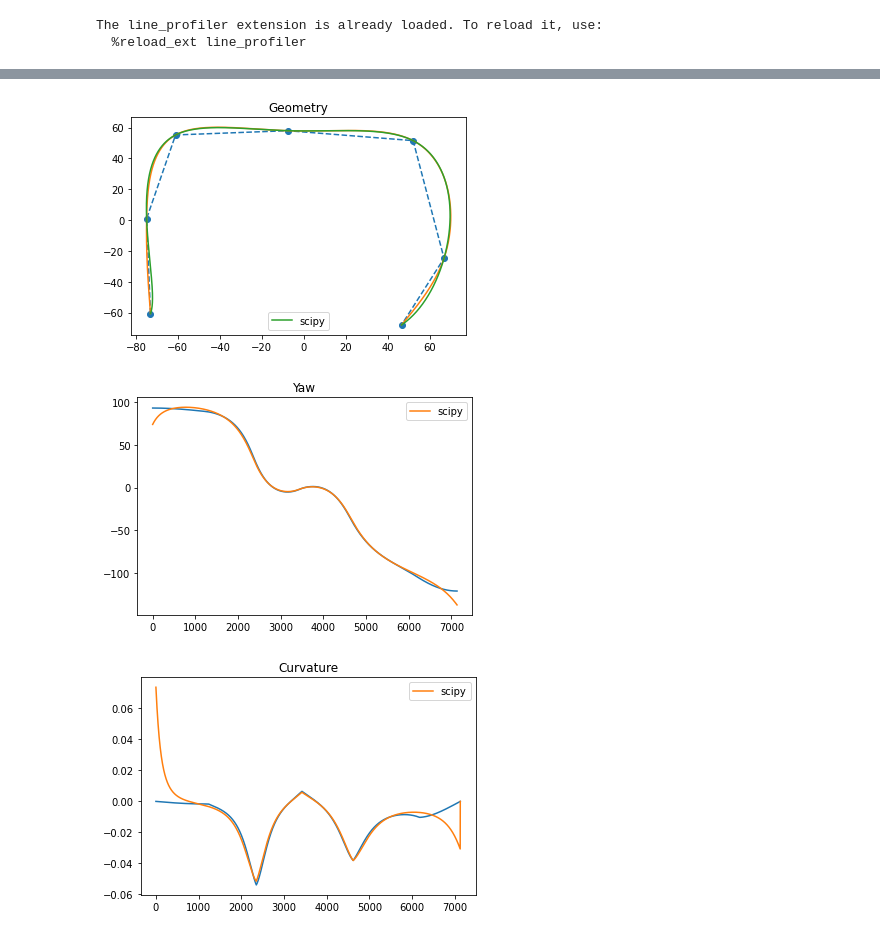
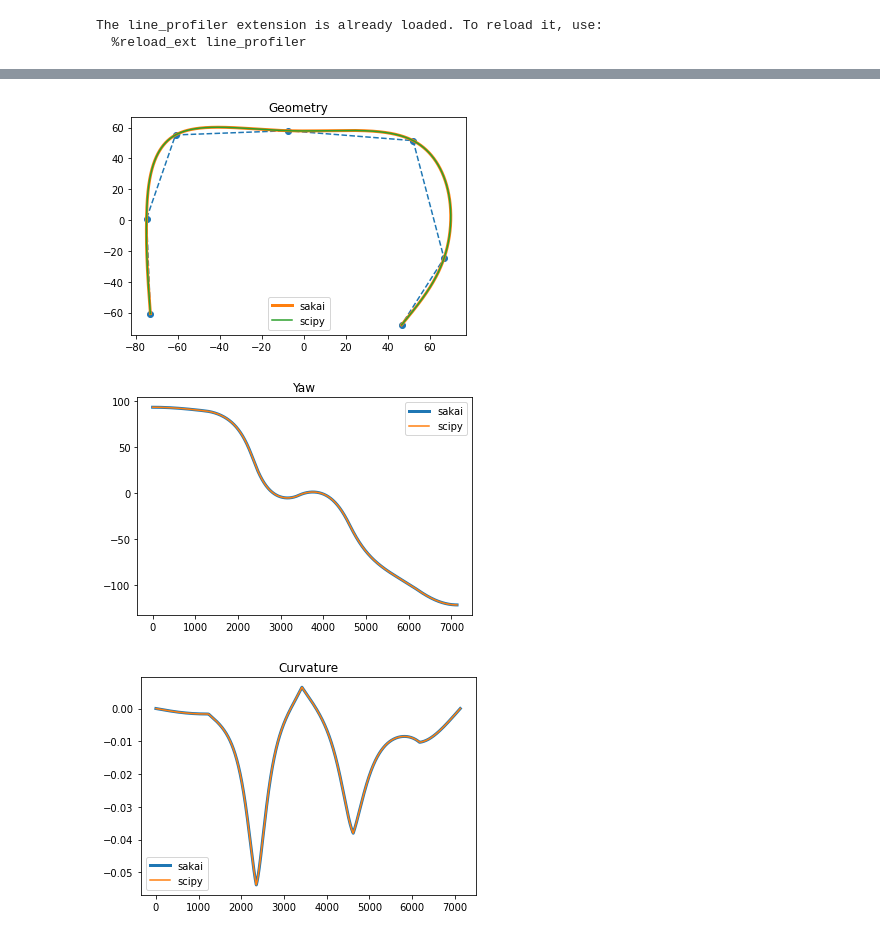
Before and after one commit to winstxnhdw/scipath, a Jupyter notebook: test.ipynb, the cells around one changed output, grey strips where cells are left out. Cells and saved outputs as stored; diff of their text form; code cells hidden in the pictures.

```diff
--- a/test.ipynb
+++ b/test.ipynb
@@ -29,22 +29,23 @@ def calculate_profile(x, y):
 
     dx, dy = solve_1st_derivative(x, y)
     ddx, ddy = solve_1st_derivative(dx, dy)
+
     yaw = np.arctan2(dy, dx)
     curvature = (ddy*dx - ddx*dy) / ((dx*dx + dy*dy)**1.5)
 
     return yaw, curvature
 
-def interpolate_path(x, y, ds=0.05, method='cubic'):
+def generate_cubic_path_scipy(x, y, ds=0.05):
 
     distance = np.concatenate((np.zeros(1), np.cumsum(np.hypot(np.ediff1d(x), np.ediff1d(y)))))
     s = np.arange(0, distance[-1], ds)
 
     points = np.array([x, y]).T
-    interpolator = interp1d(distance, points, kind=method, axis=0)
-    interpolated_points = interpolator(s).T
-    yaw, curvature = calculate_profile(interpolated_points[0], interpolated_points[1])
+    cs = CubicSpline(distance, points, bc_type='natural', axis=0, extrapolate=False)
+    cs_points = cs(s).T
+    yaw, curvature = calculate_profile(cs_points[0], cs_points[1])
 
-    return interpolated_points[0], interpolated_points[1], yaw, curvature
+    return cs_points[0], cs_points[1], yaw, curvature
 
 px, py, pyaw, pk = interpolate_path(x, y)
 # %%
@@ -220,25 +221,25 @@ def generate_cubic_path(x, y, ds=0.05):
 
     return px, py, pyaw, pk
 
-%timeit nx, ny, nyaw, nk = interpolate_path(x, y)
-%timeit px, py, pyaw, pk = generate_cubic_path(x, y)
+nx, ny, nyaw, nk = generate_cubic_path_scipy(x, y)
+px, py, pyaw, pk = generate_cubic_path(x, y)
 
 plt.figure(1)
 plt.title("Geometry")
 plt.plot(x, y, '--o')
-plt.plot(px, py)
+plt.plot(px, py, label='sakai', linewidth=3)
 plt.plot(nx, ny, label='scipy')
 plt.legend()
 
 plt.figure(2)
 plt.title("Yaw")
-plt.plot(np.rad2deg(pyaw))
+plt.plot(np.rad2deg(pyaw), label='sakai', linewidth=3)
 plt.plot(np.rad2deg(nyaw), label='scipy')
 plt.legend()
 
 plt.figure(3)
 plt.title("Curvature")
-plt.plot(pk)
+plt.plot(pk, label='sakai', linewidth=3)
 plt.plot(nk, label='scipy')
 plt.legend()
 
@@ -249,3 +248,3 @@ plt.show()
-[figure, old version]
+[figure, new version]
-[figure, old version]
+[figure, new version]
-[figure, old version]
+[figure, new version]
```
Also changed, not shown: parts of 2 cells of this notebook.
